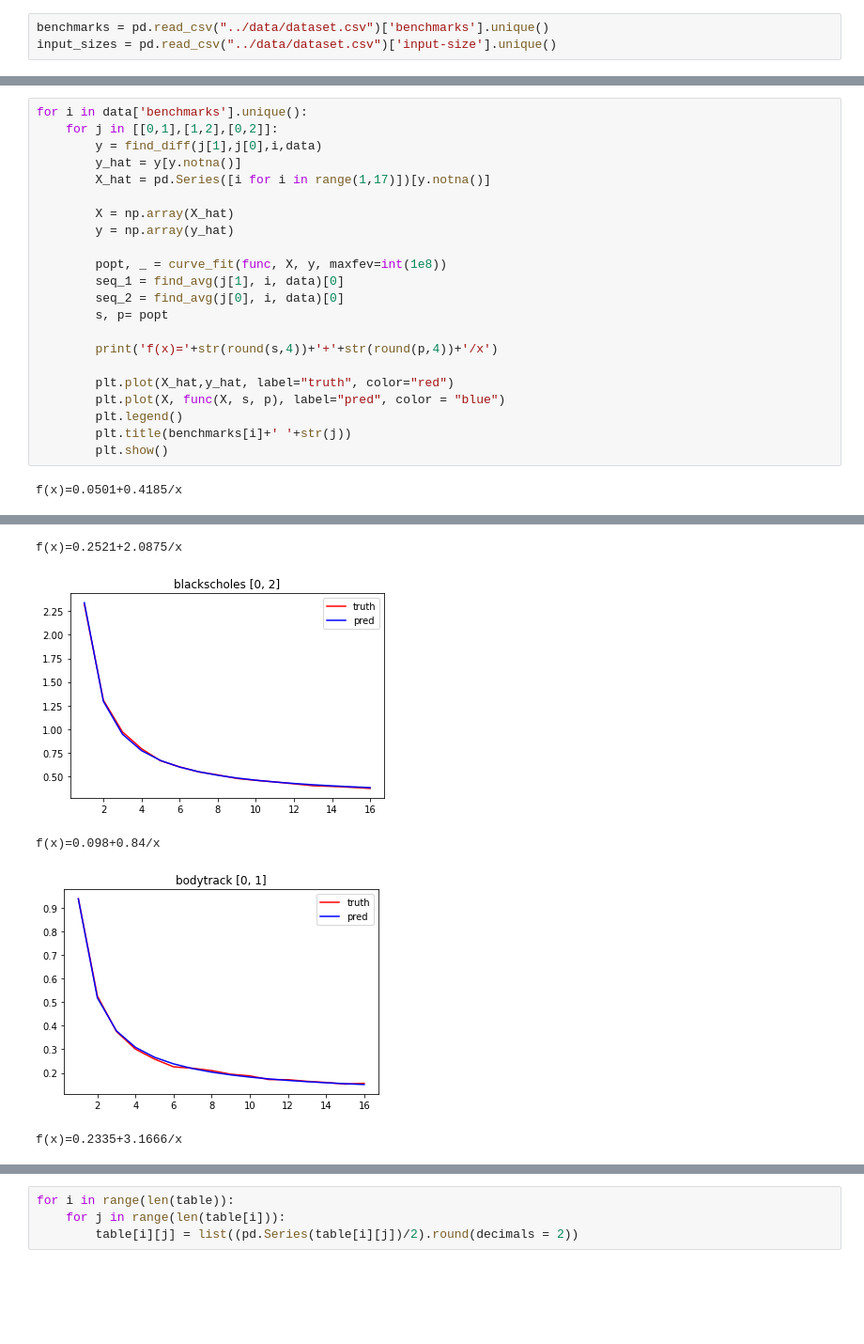
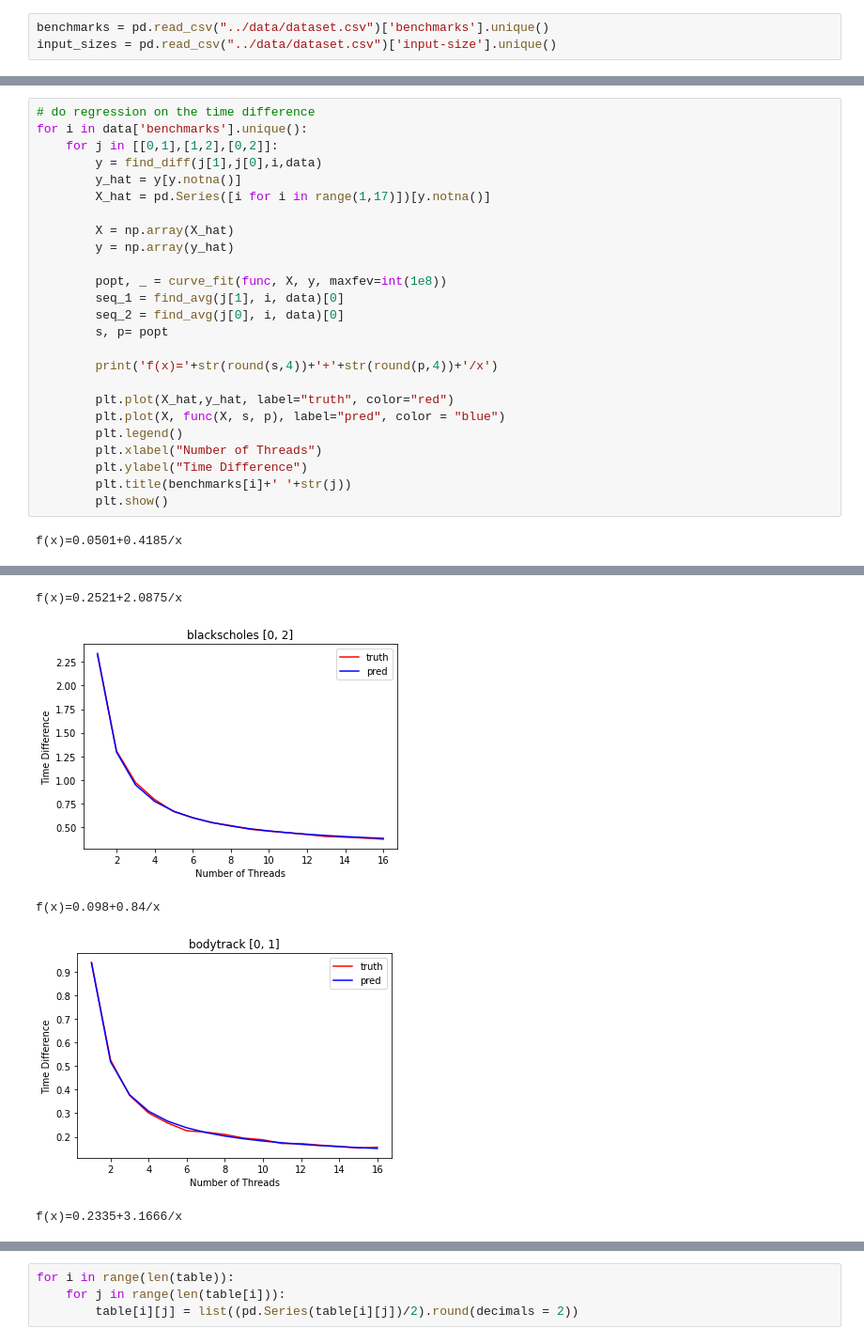
Before and after one commit to WYB929/2023_multicore_project, a Jupyter notebook: src/overhead_model.ipynb, the cells around one changed output, grey strips where cells are left out. Shown at 94% size. Drawn from its saved outputs; the diff is of its cells as text; blank space fills up the shorter version.

```diff
--- a/src/overhead_model.ipynb
+++ b/src/overhead_model.ipynb
@@ -61,6 +65,7 @@ def solve_func(seq_1, seq_2, s_diff, p_diff):
 
     return s_1, s_2, p_1, p_2
 # %%
+# do regression on the time difference
 for i in data['benchmarks'].unique():
     for j in [[0,1],[1,2],[0,2]]:
         y = find_diff(j[1],j[0],i,data)
@@ -80,6 +85,8 @@ for i in data['benchmarks'].unique():
         plt.plot(X_hat,y_hat, label="truth", color="red")
         plt.plot(X, func(X, s, p), label="pred", color = "blue")
         plt.legend()
+        plt.xlabel("Number of Threads")
+        plt.ylabel("Time Difference")
         plt.title(benchmarks[i]+' '+str(j))
         plt.show()
 # %% [output]
@@ -90,5 +97,5 @@ f(x)=0.202+1.669/x
 f(x)=0.2521+2.0875/x
-[figure, old version]
+[figure, new version]
 f(x)=0.098+0.84/x
-[figure, old version]
+[figure, new version]
 f(x)=0.2335+3.1666/x
```
Also changed, not shown: parts of 13 cells of this notebook, 5 other files.
